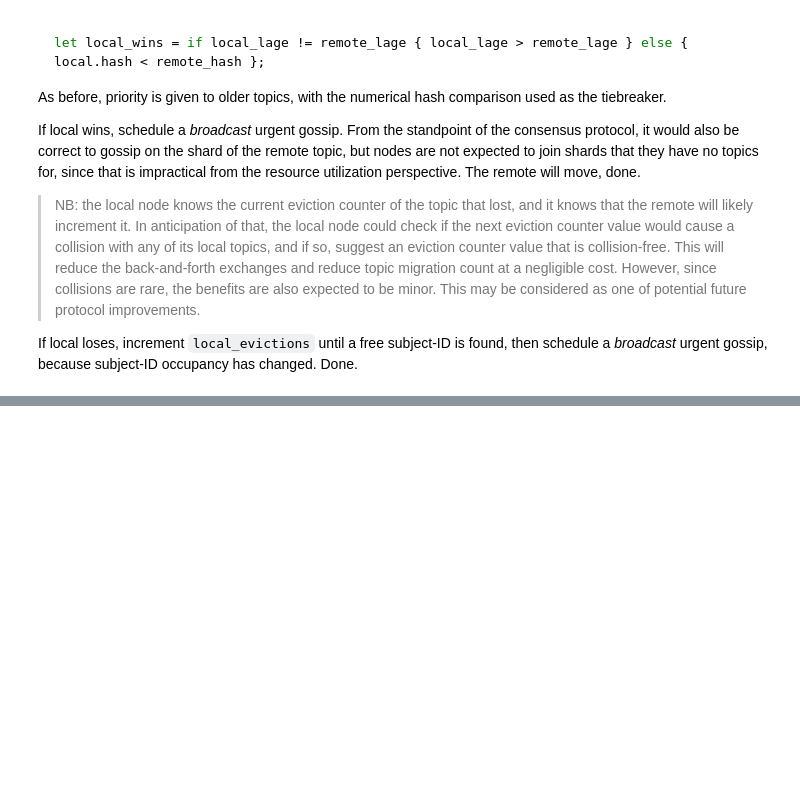
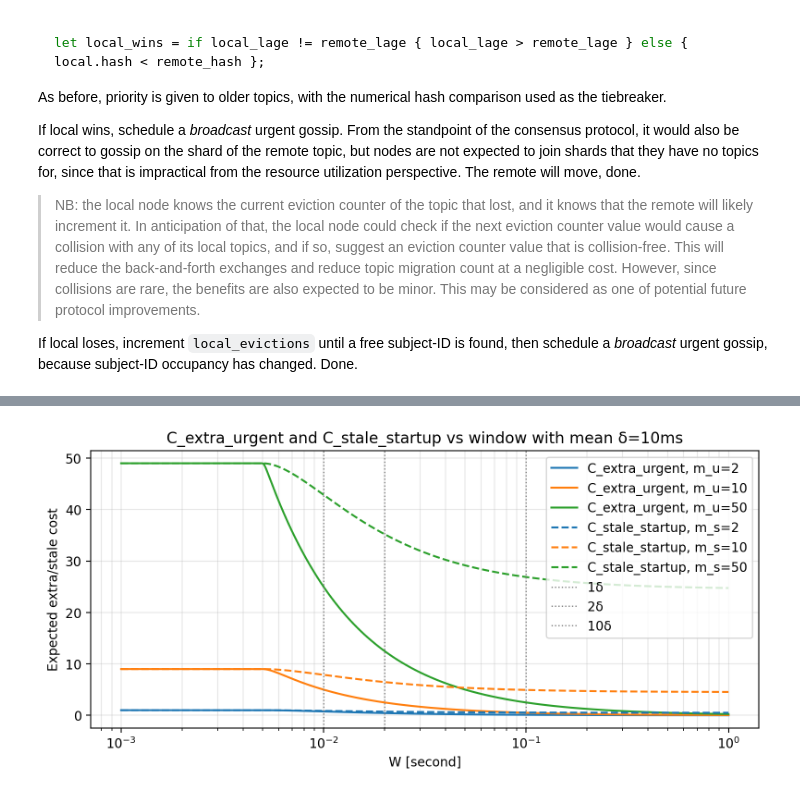
Before and after one commit to OpenCyphal-Garage/cy, a Jupyter notebook: model/gossip_propagation.ipynb, the cells around one changed output, grey strips where cells are left out. Saved outputs shown, nothing was run; the diff lists cells and outputs as text; code cells hidden in the pictures; blank space fills up the shorter version.

```diff
--- a/model/gossip_propagation.ipynb
+++ b/model/gossip_propagation.ipynb
@@ -1010,0 +1037,27 @@ It might be interesting to explore the idea of downscaling $W_u$ and $W_s$ with
+# %%
+m_values = [2, 10, 50]
+delta = 10e-3
+W_u_values = np.logspace(-3, 0, 500)
+W_s_values = np.logspace(-3, 0, 500)
+
+plt.figure(figsize=(8, 4))
+base_colors = plt.rcParams["axes.prop_cycle"].by_key()["color"]
+color_for_m = {m: base_colors[i % len(base_colors)] for i, m in enumerate(m_values)}
+for m in m_values:
+    y_u = [expected_C_extra_urgent(W, m) for W in W_u_values]
+    plt.plot(W_u_values, y_u, label=f"C_extra_urgent, m_u={m}", color=color_for_m[m])
+for m in m_values:
+    y_s = [expected_C_stale_startup(W, m) for W in W_s_values]
+    plt.plot(W_s_values, y_s, linestyle="--", label=f"C_stale_startup, m_s={m}", color=color_for_m[m])
+for mul in (1, 2, 10):
+    plt.axvline(mul * delta, linestyle=":", linewidth=1, label=f"{mul}δ", color="gray")
+plt.xscale("log")
+plt.xlabel("W [second]")
+plt.ylabel("Expected extra/stale cost")
+plt.title(f"C_extra_urgent and C_stale_startup vs window with mean δ={delta*1e3:.0f}ms")
+plt.grid(True, which="both", alpha=0.3)
+plt.legend()
+plt.tight_layout()
+plt.show()
+# %% [output]
+[figure, added]
```
Also changed, not shown: parts of 2 cells of this notebook.
